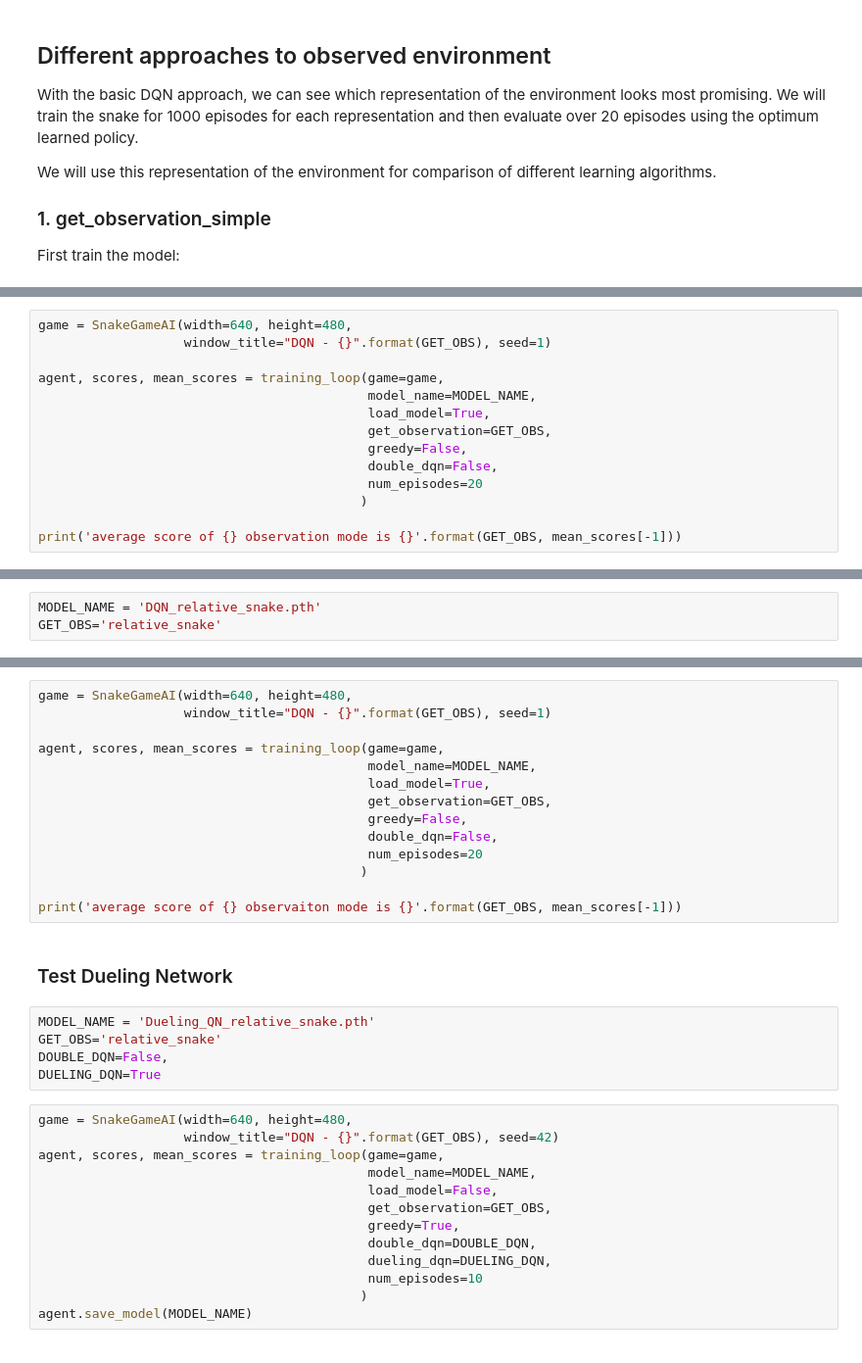
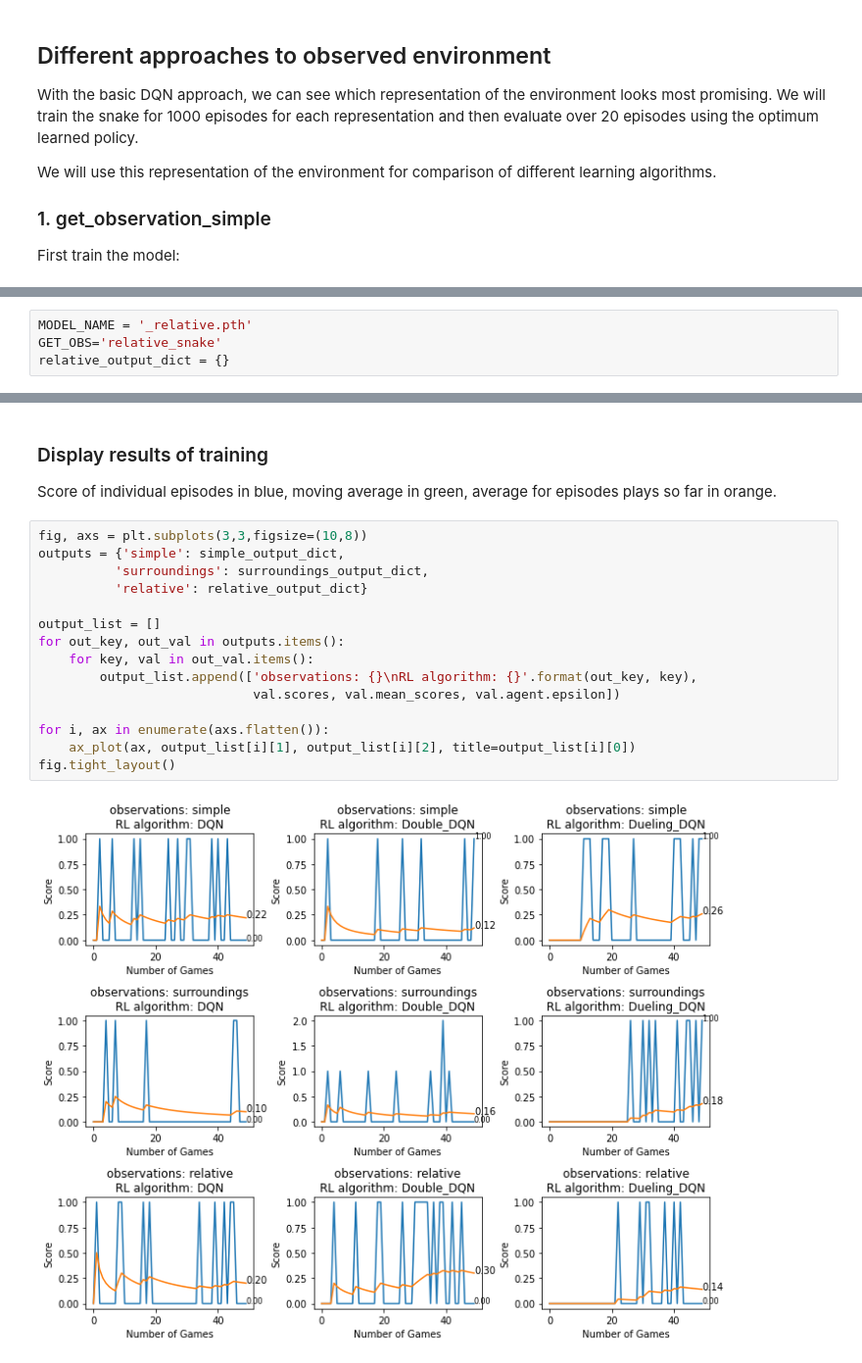
Before and after one commit to alexxcollins/Collins_Adib_INM707_CW, a Jupyter notebook: Advanced RL/Q-Learning_Comparisons.ipynb, the cells around one changed output, grey strips where cells are left out. Shown at 98% size. Drawn from its saved outputs; the diff is of its cells as text.

```diff
--- a/Advanced RL/Q-Learning_Comparisons.ipynb
+++ b/Advanced RL/Q-Learning_Comparisons.ipynb
@@ -118,14 +128,0 @@ agent.save_model(MODEL_NAME)
-# %%
-game = SnakeGameAI(width=640, height=480,
-                   window_title="DQN - {}".format(GET_OBS), seed=1)
-
-agent, scores, mean_scores = training_loop(game=game,
-                                           model_name=MODEL_NAME,
-                                           load_model=True,
-                                           get_observation=GET_OBS,
-                                           greedy=False,
-                                           double_dqn=False,
-                                           num_episodes=20
-                                          )
-
-print('average score of {} observation mode is {}'.format(GET_OBS, mean_scores[-1]))
@@ -136,4 +133,5 @@ First train the model:
 # %%
-MODEL_NAME = 'DQN_relative_snake.pth'
+MODEL_NAME = '_relative.pth'
 GET_OBS='relative_snake'
+relative_output_dict = {}
 # %%
@@ -153,34 +161,21 @@ agent.save_model(MODEL_NAME)
-# %%
-game = SnakeGameAI(width=640, height=480,
-                   window_title="DQN - {}".format(GET_OBS), seed=1)
-
-agent, scores, mean_scores = training_loop(game=game,
-                                           model_name=MODEL_NAME,
-                                           load_model=True,
-                                           get_observation=GET_OBS,
-                                           greedy=False,
-                                           double_dqn=False,
-                                           num_episodes=20
-                                          )
-
-print('average score of {} observaiton mode is {}'.format(GET_OBS, mean_scores[-1]))
-# %% [markdown]
-### Test Dueling Network
-# %%
-MODEL_NAME = 'Dueling_QN_relative_snake.pth'
-GET_OBS='relative_snake'
-DOUBLE_DQN=False,
-DUELING_DQN=True
-# %%
-game = SnakeGameAI(width=640, height=480,
-                   window_title="DQN - {}".format(GET_OBS), seed=42)
-agent, scores, mean_scores = training_loop(game=game,
-                                           model_name=MODEL_NAME,
-                                           load_model=False,
-                                           get_observation=GET_OBS,
-                                           greedy=True,
-                                           double_dqn=DOUBLE_DQN,
-                                           dueling_dqn=DUELING_DQN,
-                                           num_episodes=10
-                                          )
-agent.save_model(MODEL_NAME)
+# %% [markdown]
+### Display results of training
+
+Score of individual episodes in blue, moving average in green, average for episodes plays so far in orange.
+# %%
+fig, axs = plt.subplots(3,3,figsize=(10,8))
+outputs = {'simple': simple_output_dict,
+          'surroundings': surroundings_output_dict,
+          'relative': relative_output_dict}
+
+output_list = []
+for out_key, out_val in outputs.items():
+    for key, val in out_val.items():
+        output_list.append(['observations: {}\nRL algorithm: {}'.format(out_key, key),
+                            val.scores, val.mean_scores, val.agent.epsilon])
+
+for i, ax in enumerate(axs.flatten()):
+    ax_plot(ax, output_list[i][1], output_list[i][2], title=output_list[i][0])
+fig.tight_layout()
+# %% [output]
+[figure, added]
```
Also changed, not shown: parts of 18 cells of this notebook, 2 other files.
